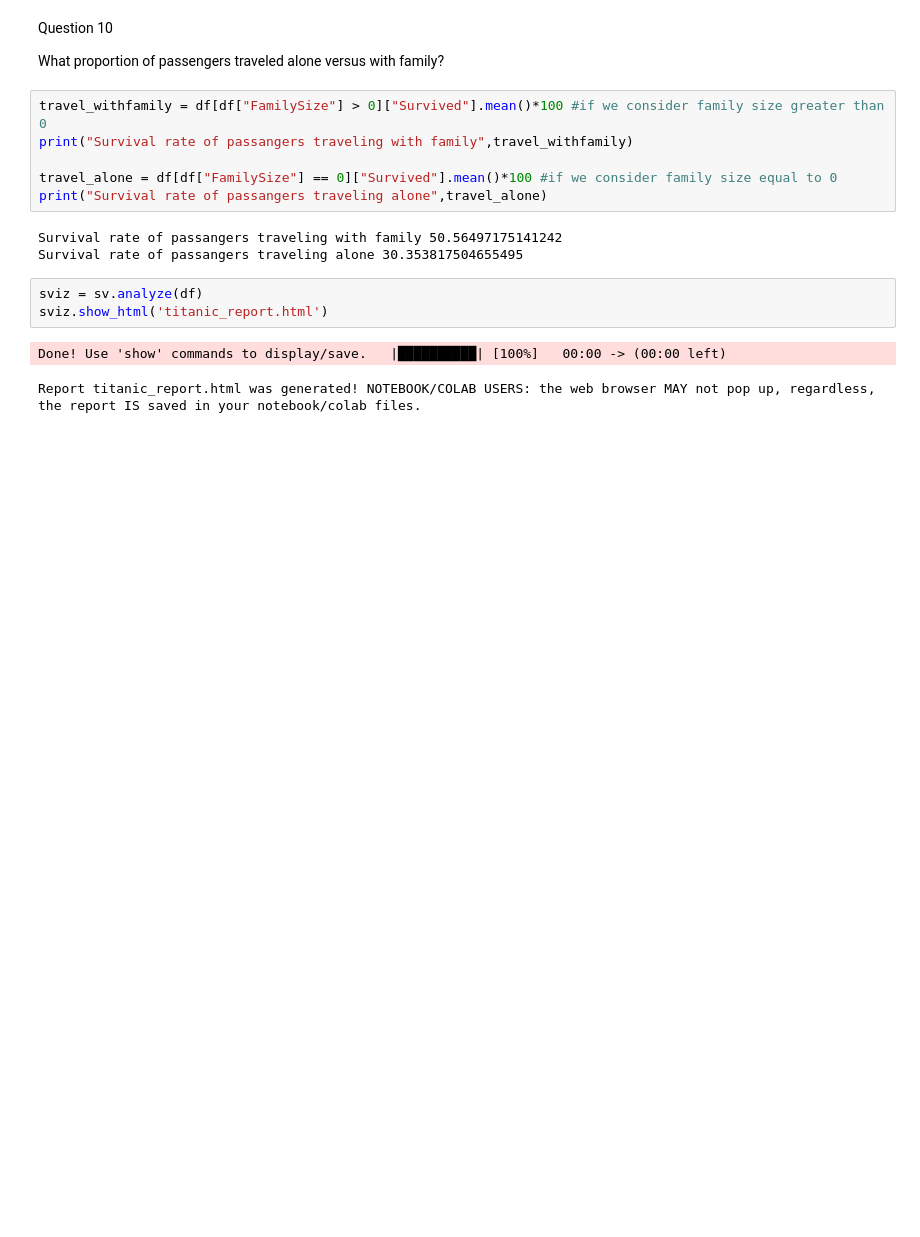
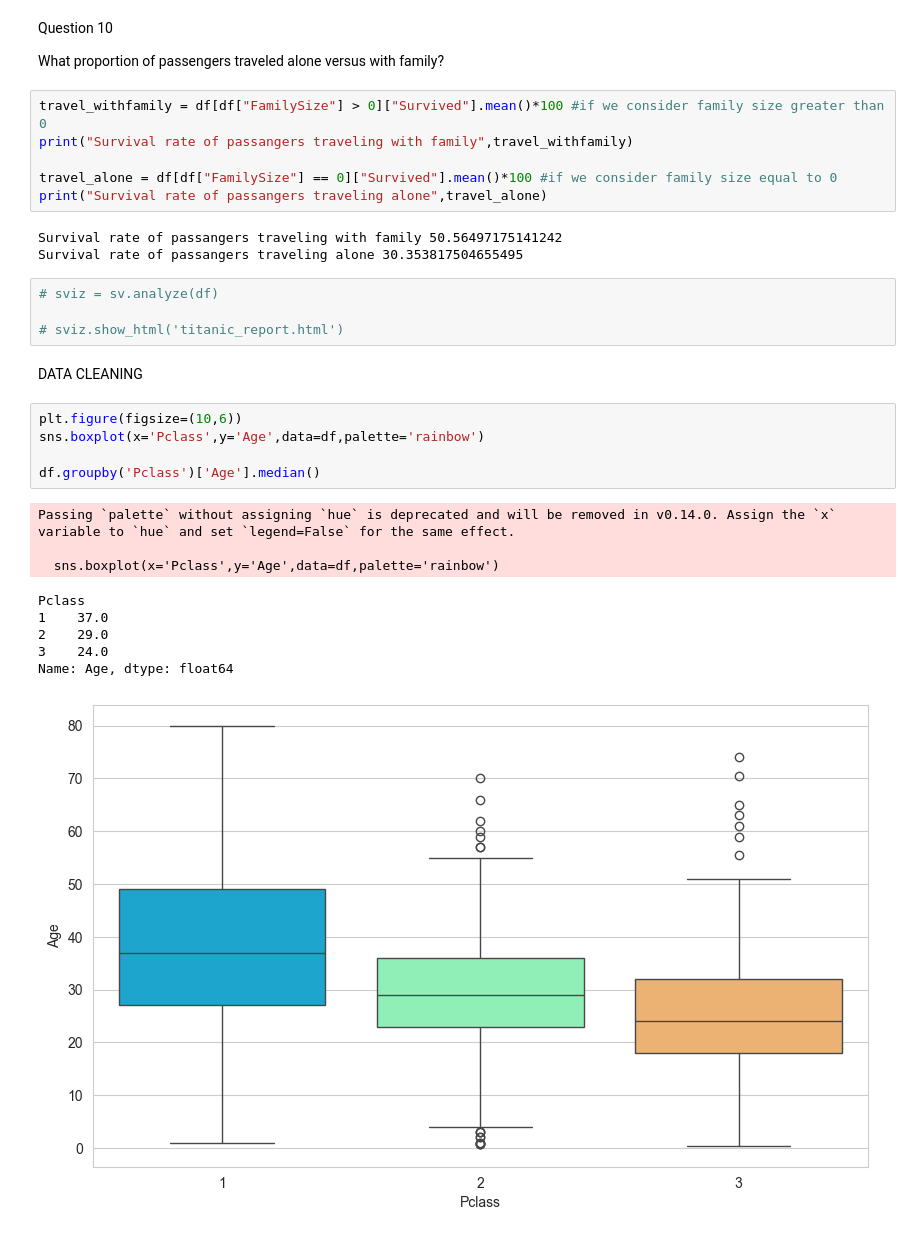
Before and after one commit to way2abhii/Coding, a Jupyter notebook: ML/titanic.ipynb, the cells around one changed output. Saved outputs shown, nothing was run; the diff lists cells and outputs as text; blank space fills up the shorter version.

```diff
--- a/ML/titanic.ipynb
+++ b/ML/titanic.ipynb
@@ -262,8 +268,23 @@ print("Survival rate of passangers traveling alone",travel_alone)
 Survival rate of passangers traveling with family 50.56497175141242
 Survival rate of passangers traveling alone 30.353817504655495
 # %%
-sviz = sv.analyze(df)
-sviz.show_html('titanic_report.html')
+# sviz = sv.analyze(df)
+
+# sviz.show_html('titanic_report.html')
-# %% [output]
-Done! Use 'show' commands to display/save.   |██████████| [100%]   00:00 -> (00:00 left)
-Report titanic_report.html was generated! NOTEBOOK/COLAB USERS: the web browser MAY not pop up, regardless, the report IS saved in your notebook/colab files.
+# %% [markdown]
+DATA CLEANING
+# %%
+plt.figure(figsize=(10,6))
+sns.boxplot(x='Pclass',y='Age',data=df,palette='rainbow')
+
+df.groupby('Pclass')['Age'].median()
+# %% [output]
+Passing `palette` without assigning `hue` is deprecated and will be removed in v0.14.0. Assign the `x` variable to `hue` and set `legend=False` for the same effect.
+
+  sns.boxplot(x='Pclass',y='Age',data=df,palette='rainbow')
+Pclass
+1    37.0
+2    29.0
+3    24.0
+Name: Age, dtype: float64
+[figure, added]
```
Also changed, not shown: parts of 24 cells of this notebook.
